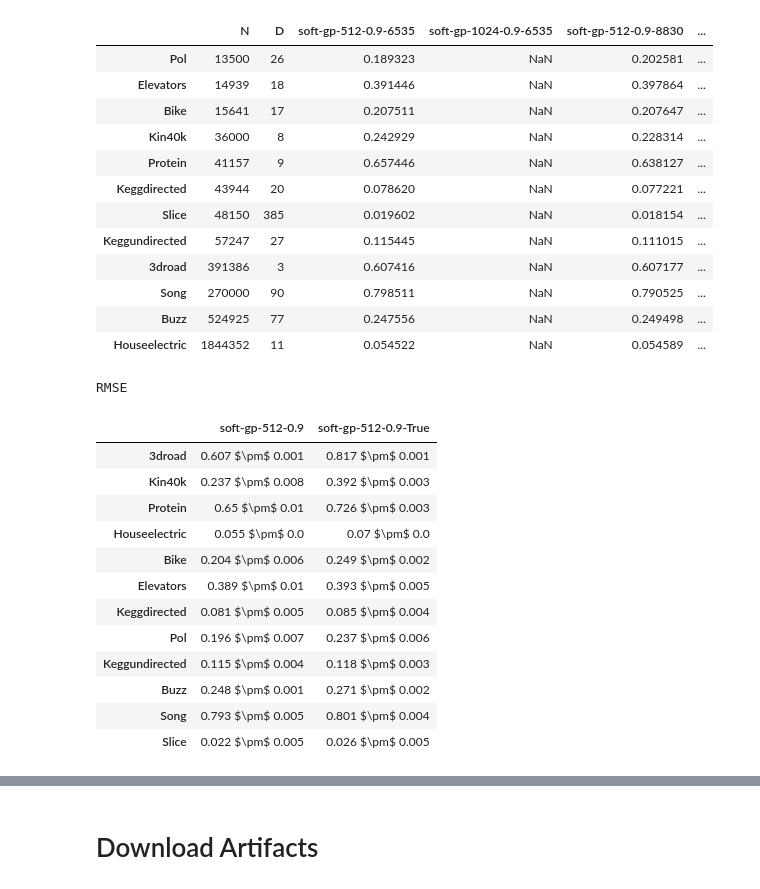
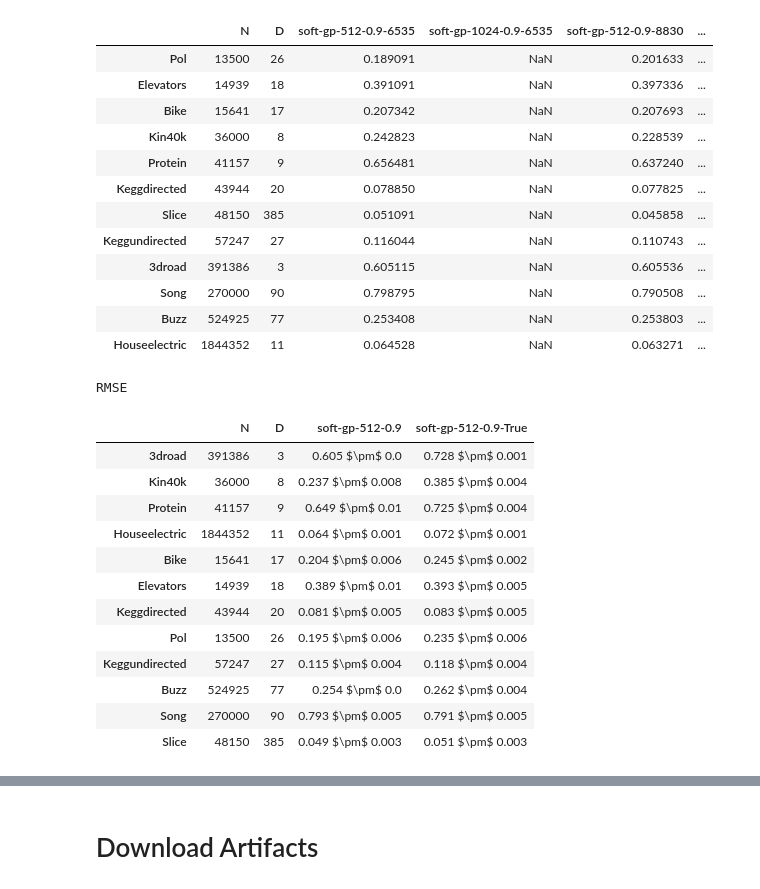
Before and after one commit to danehuang/softki, a Jupyter notebook: analysis/noise.ipynb, the cells around one changed output, grey strips where cells are left out. Cells and saved outputs as stored; diff of their text form; code cells hidden in the pictures.

```diff
--- a/analysis/noise.ipynb
+++ b/analysis/noise.ipynb
@@ -19,7 +19,7 @@ uci_info = get_uci_info()
 filters = {
     "group": "noise"
 }
-raw = fetch("soft-gp-3", filters)
+raw = fetch("softki", filters)
 # %%
 runs = {}
 uci_dict = {}
@@ -42,8 +42,8 @@ dict_keys([('houseelectric', 92357, 512, 0.9, 'soft-gp', True), ('houseelectric'
 # %%
 filters = {
-    "group": "benchmark"
+    "group": "benchmark-noworkers"
 }
-raw_orig = fetch("soft-gp-3", filters)
+raw_orig = fetch("softki", filters)
 # %%
 runs2 = {}
 uci_dict2 = {}
@@ -207,50 +207,50 @@ df.index = [name.capitalize().replace("_", "-") for name, _, _, _ in uci_info]
 df
 # %% [output]
 |  | N | D | soft-gp-512-0.9-6535 | soft-gp-1024-0.9-6535 | soft-gp-512-0.9-8830 | ... |
-| Pol | 13500 | 26 | 0.189323 | NaN | 0.202581 | ... |
-| Elevators | 14939 | 18 | 0.391446 | NaN | 0.397864 | ... |
-| Bike | 15641 | 17 | 0.207511 | NaN | 0.207647 | ... |
-| Kin40k | 36000 | 8 | 0.242929 | NaN | 0.228314 | ... |
-| Protein | 41157 | 9 | 0.657446 | NaN | 0.638127 | ... |
-| Keggdirected | 43944 | 20 | 0.078620 | NaN | 0.077221 | ... |
-| Slice | 48150 | 385 | 0.019602 | NaN | 0.018154 | ... |
-| Keggundirected | 57247 | 27 | 0.115445 | NaN | 0.111015 | ... |
-| 3droad | 391386 | 3 | 0.607416 | NaN | 0.607177 | ... |
-| Song | 270000 | 90 | 0.798511 | NaN | 0.790525 | ... |
-| Buzz | 524925 | 77 | 0.247556 | NaN | 0.249498 | ... |
-| Houseelectric | 1844352 | 11 | 0.054522 | NaN | 0.054589 | ... |
+| Pol | 13500 | 26 | 0.189091 | NaN | 0.201633 | ... |
+| Elevators | 14939 | 18 | 0.391091 | NaN | 0.397336 | ... |
+| Bike | 15641 | 17 | 0.207342 | NaN | 0.207693 | ... |
+| Kin40k | 36000 | 8 | 0.242823 | NaN | 0.228539 | ... |
+| Protein | 41157 | 9 | 0.656481 | NaN | 0.637240 | ... |
+| Keggdirected | 43944 | 20 | 0.078850 | NaN | 0.077825 | ... |
+| Slice | 48150 | 385 | 0.051091 | NaN | 0.045858 | ... |
+| Keggundirected | 57247 | 27 | 0.116044 | NaN | 0.110743 | ... |
+| 3droad | 391386 | 3 | 0.605115 | NaN | 0.605536 | ... |
+| Song | 270000 | 90 | 0.798795 | NaN | 0.790508 | ... |
+| Buzz | 524925 | 77 | 0.253408 | NaN | 0.253803 | ... |
+| Houseelectric | 1844352 | 11 | 0.064528 | NaN | 0.063271 | ... |
 # %%
 def pm_var(df, model):
     m = df[[f'{model}-6535', f'{model}-8830', f'{model}-92357']].mean(axis=1).round(3).astype(str)
     v = df[[f'{model}-6535', f'{model}-8830', f'{model}-92357']].std(axis=1).round(3).astype(str).apply(lambda x: f" $\pm$ {x}")
     return (m + v).apply(lambda x: x.replace("nan $\pm$ nan", "-"))
 df_rmse = pd.DataFrame()
 df_rmse[['N', 'D']] = df[['N', 'D']]
 for model in models:
     for num_inducing in [512]:
         for frac in fracs:
             df_rmse[f'{model}-{num_inducing}-{frac}'] = pm_var(df, f'{model}-{num_inducing}-{frac}')
             df_rmse[f'{model}-{num_inducing}-{frac}-{True}'] = pm_var(df, f'{model}-{num_inducing}-{frac}-{True}')
 
 df_rmse = df_rmse.sort_values(by=['D'], ascending=[True])
-df_rmse = df_rmse.drop(columns=['D', 'N'])
+# df_rmse = df_rmse.drop(columns=['D', 'N'])
 print("RMSE")
 df_rmse
 # %% [output]
 RMSE
-|  | soft-gp-512-0.9 | soft-gp-512-0.9-True |
-| 3droad | 0.607 $\pm$ 0.001 | 0.817 $\pm$ 0.001 |
-| Kin40k | 0.237 $\pm$ 0.008 | 0.392 $\pm$ 0.003 |
-| Protein | 0.65 $\pm$ 0.01 | 0.726 $\pm$ 0.003 |
-| Houseelectric | 0.055 $\pm$ 0.0 | 0.07 $\pm$ 0.0 |
-| Bike | 0.204 $\pm$ 0.006 | 0.249 $\pm$ 0.002 |
-| Elevators | 0.389 $\pm$ 0.01 | 0.393 $\pm$ 0.005 |
-| Keggdirected | 0.081 $\pm$ 0.005 | 0.085 $\pm$ 0.004 |
-| Pol | 0.196 $\pm$ 0.007 | 0.237 $\pm$ 0.006 |
-| Keggundirected | 0.115 $\pm$ 0.004 | 0.118 $\pm$ 0.003 |
-| Buzz | 0.248 $\pm$ 0.001 | 0.271 $\pm$ 0.002 |
-| Song | 0.793 $\pm$ 0.005 | 0.801 $\pm$ 0.004 |
-| Slice | 0.022 $\pm$ 0.005 | 0.026 $\pm$ 0.005 |
+|  | N | D | soft-gp-512-0.9 | soft-gp-512-0.9-True |
+| 3droad | 391386 | 3 | 0.605 $\pm$ 0.0 | 0.728 $\pm$ 0.001 |
+| Kin40k | 36000 | 8 | 0.237 $\pm$ 0.008 | 0.385 $\pm$ 0.004 |
+| Protein | 41157 | 9 | 0.649 $\pm$ 0.01 | 0.725 $\pm$ 0.004 |
+| Houseelectric | 1844352 | 11 | 0.064 $\pm$ 0.001 | 0.072 $\pm$ 0.001 |
+| Bike | 15641 | 17 | 0.204 $\pm$ 0.006 | 0.245 $\pm$ 0.002 |
+| Elevators | 14939 | 18 | 0.389 $\pm$ 0.01 | 0.393 $\pm$ 0.005 |
+| Keggdirected | 43944 | 20 | 0.081 $\pm$ 0.005 | 0.083 $\pm$ 0.005 |
+| Pol | 13500 | 26 | 0.195 $\pm$ 0.006 | 0.235 $\pm$ 0.006 |
+| Keggundirected | 57247 | 27 | 0.115 $\pm$ 0.004 | 0.118 $\pm$ 0.004 |
+| Buzz | 524925 | 77 | 0.254 $\pm$ 0.0 | 0.262 $\pm$ 0.004 |
+| Song | 270000 | 90 | 0.793 $\pm$ 0.005 | 0.791 $\pm$ 0.005 |
+| Slice | 48150 | 385 | 0.049 $\pm$ 0.003 | 0.051 $\pm$ 0.003 |
 # %%
 latex_table = df_rmse.to_latex(
     index=True,
```
Also changed, not shown: parts of 8 cells of this notebook.
